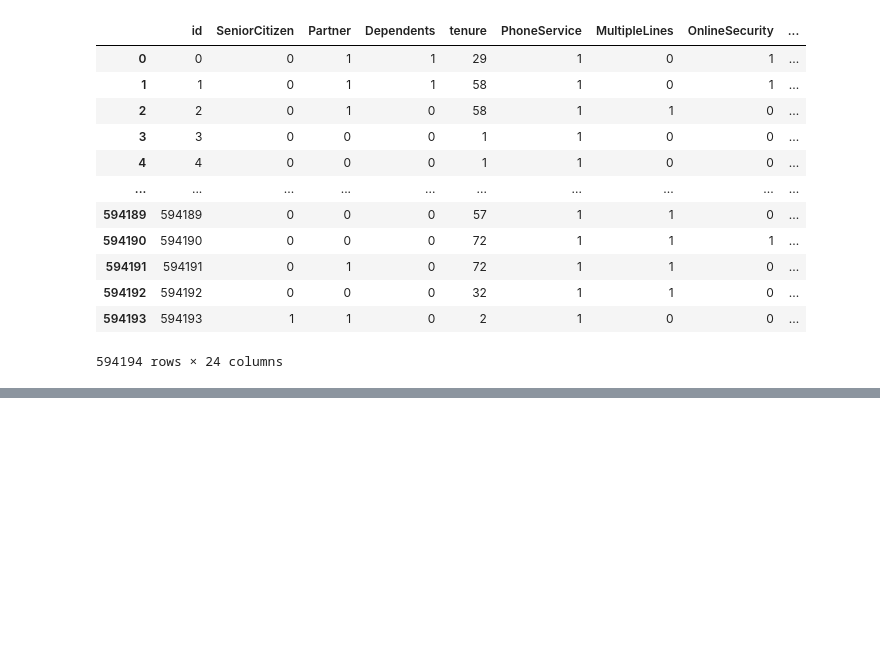
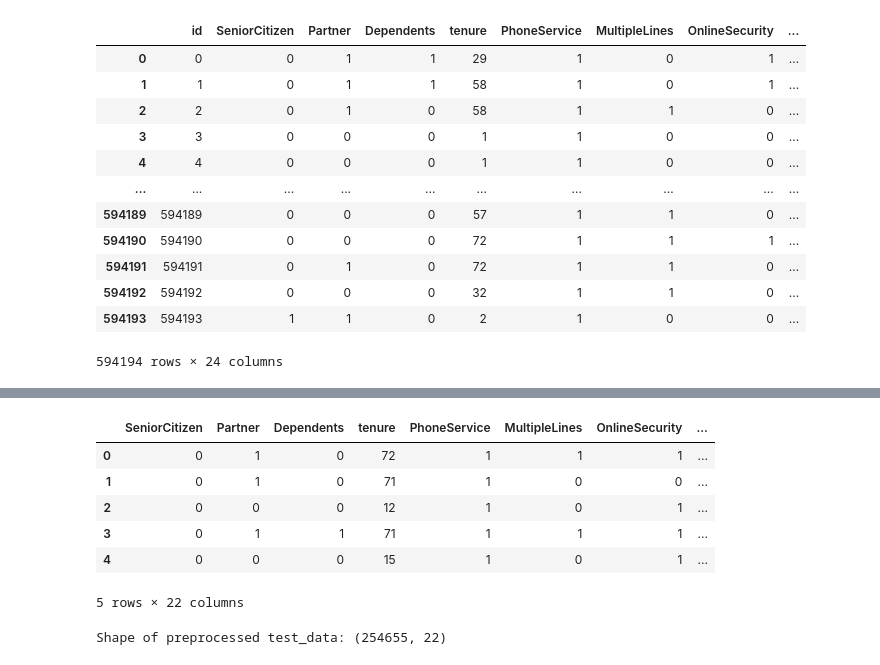
Before and after one commit to YugYadav25/kaggle-notebooks, a Jupyter notebook: Chrun Prediction playground-series-s6e3/ChurnPredic.ipynb, the cells around one changed output, grey strips where cells are left out. Saved outputs shown, nothing was run; the diff lists cells and outputs as text; code cells hidden in the pictures; blank space fills up the shorter version.

```diff
--- a/Chrun Prediction playground-series-s6e3/ChurnPredic.ipynb
+++ b/Chrun Prediction playground-series-s6e3/ChurnPredic.ipynb
@@ -578,6 +578,8 @@ random_forest = RandomForestClassifier()
 xgboost_model = XGBClassifier()
 # %%
 from imblearn.over_sampling import SMOTE
+# %%
+test_data=pd.read_csv('/content/drive/MyDrive/Kaggle Playground/test.csv')
 # %%
 X=clean_df.drop('Churn',axis=1)
 y=clean_df['Churn']
@@ -619,0 +611,43 @@ Accuracy: 0.84
+# %%
+# this is all done because my mistake was i did not performed same eda on the
+# train data as well because we all have to perform eda both on train as well as
+# test_data
+
+
+test_data_processed = test_data.copy()
+
+test_ids = test_data_processed['id']
+
+test_data_processed.replace('No internet service', 'No', inplace=True)
+test_data_processed.replace('No phone service', 'No', inplace=True)
+
+yes_no_columns_test = ['Partner', 'Dependents', 'PhoneService', 'MultipleLines', 'OnlineSecurity',
+                       'OnlineBackup', 'DeviceProtection', 'TechSupport', 'StreamingTV',
+                       'StreamingMovies', 'PaperlessBilling']
+for col in yes_no_columns_test:
+    test_data_processed[col] = test_data_processed[col].apply(lambda x: 1 if x == 'Yes' else 0)
+
+test_data_processed['gender'] = test_data_processed['gender'].apply(lambda x: 1 if x == 'Male' else 0)
+
+test_data_processed = test_data_processed.drop(['gender', 'id'], axis=1)
+
+categorical_cols_test = ['InternetService', 'Contract', 'PaymentMethod']
+test_data_processed = pd.get_dummies(test_data_processed, columns=categorical_cols_test, drop_first=True)
+
+test_data_processed['TotalCharges'] = pd.to_numeric(test_data_processed['TotalCharges'], errors='coerce')
+test_data_processed['TotalCharges'].fillna(0, inplace=True)
+
+bool_cols_test = test_data_processed.select_dtypes(include='bool').columns
+test_data_processed[bool_cols_test] = test_data_processed[bool_cols_test].astype(int)
+
+display(test_data_processed.head())
+print(f"Shape of preprocessed test_data: {test_data_processed.shape}")
+# %% [output]
+|  | SeniorCitizen | Partner | Dependents | tenure | PhoneService | MultipleLines | OnlineSecurity | ... |
+| 0 | 0 | 1 | 0 | 72 | 1 | 1 | 1 | ... |
+| 1 | 0 | 1 | 0 | 71 | 1 | 0 | 0 | ... |
+| 2 | 0 | 0 | 0 | 12 | 1 | 0 | 1 | ... |
+| 3 | 0 | 1 | 1 | 71 | 1 | 1 | 1 | ... |
+| 4 | 0 | 0 | 0 | 15 | 1 | 0 | 1 | ... |
+5 rows × 22 columns
+Shape of preprocessed test_data: (254655, 22)
```
Also changed, not shown: parts of 25 cells of this notebook.
